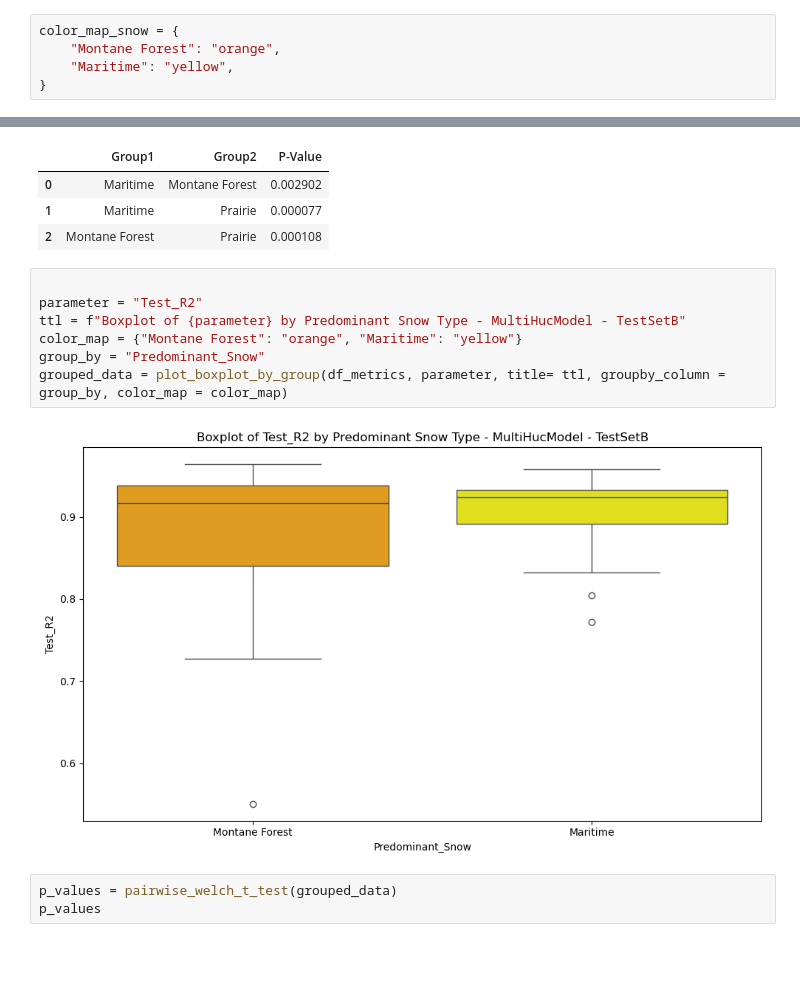
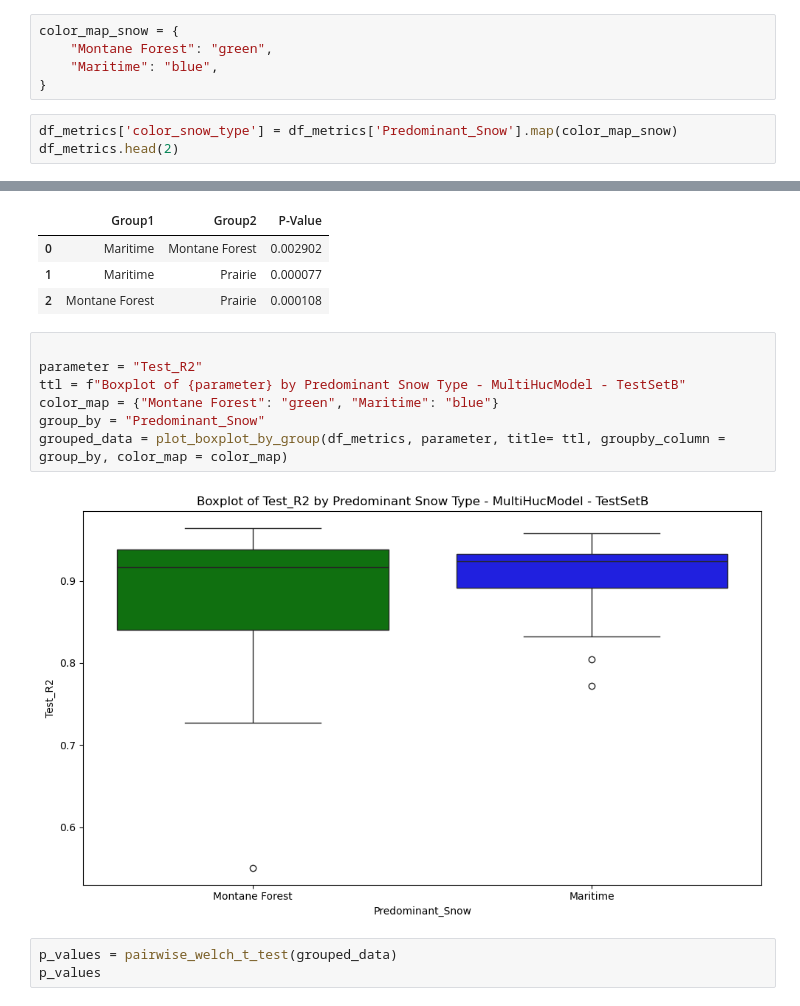
Before and after one commit to DSHydro/SnowML, a Jupyter notebook: notebooks/Ex3_MultiHucTraining/TestSetB.ipynb, the cells around one changed output, grey strips where cells are left out. Saved outputs shown, nothing was run; the diff lists cells and outputs as text; blank space fills up the shorter version.

Commit message:
update ex3 chart colors

```diff
--- a/notebooks/Ex3_MultiHucTraining/TestSetB.ipynb
+++ b/notebooks/Ex3_MultiHucTraining/TestSetB.ipynb
@@ -47,6 +47,9 @@ df_metrics.head(2)
 | 1 | 170300010102 | Headwaters Cle Elum River | 0.018615 | 0.710050 | 0.900482 | Maritime | yellow | 1481.231323 | ... |
 # %%
 color_map_snow = {
-    "Montane Forest": "orange",
-    "Maritime": "yellow",
+    "Montane Forest": "green",
+    "Maritime": "blue",
 }
+# %%
+df_metrics['color_snow_type'] = df_metrics['Predominant_Snow'].map(color_map_snow)
+df_metrics.head(2)
@@ -362,12 +369,12 @@ p_values
 # %%
 
 parameter = "Test_R2"
 ttl = f"Boxplot of {parameter} by Predominant Snow Type - MultiHucModel - TestSetB"
-color_map = {"Montane Forest": "orange", "Maritime": "yellow"}
+color_map = {"Montane Forest": "green", "Maritime": "blue"}
 group_by = "Predominant_Snow"
 grouped_data = plot_boxplot_by_group(df_metrics, parameter, title= ttl, groupby_column = group_by, color_map = color_map)
 # %% [output]
-[figure, old version]
+[figure, new version]
 # %%
 p_values = pairwise_welch_t_test(grouped_data)
 p_values
```
Also changed, not shown: parts of 6 cells of this notebook, 20 other files.
